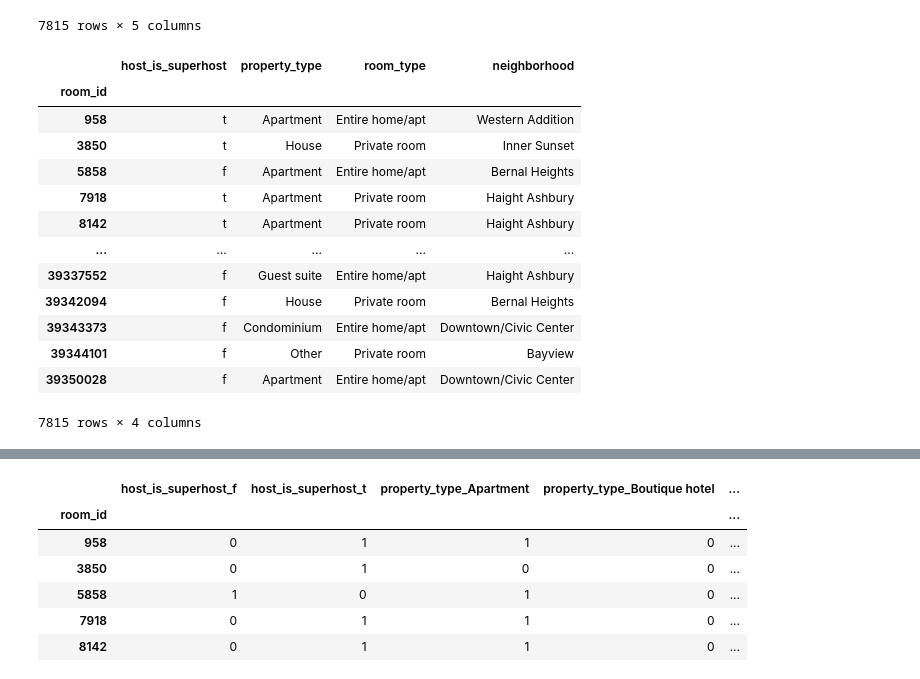
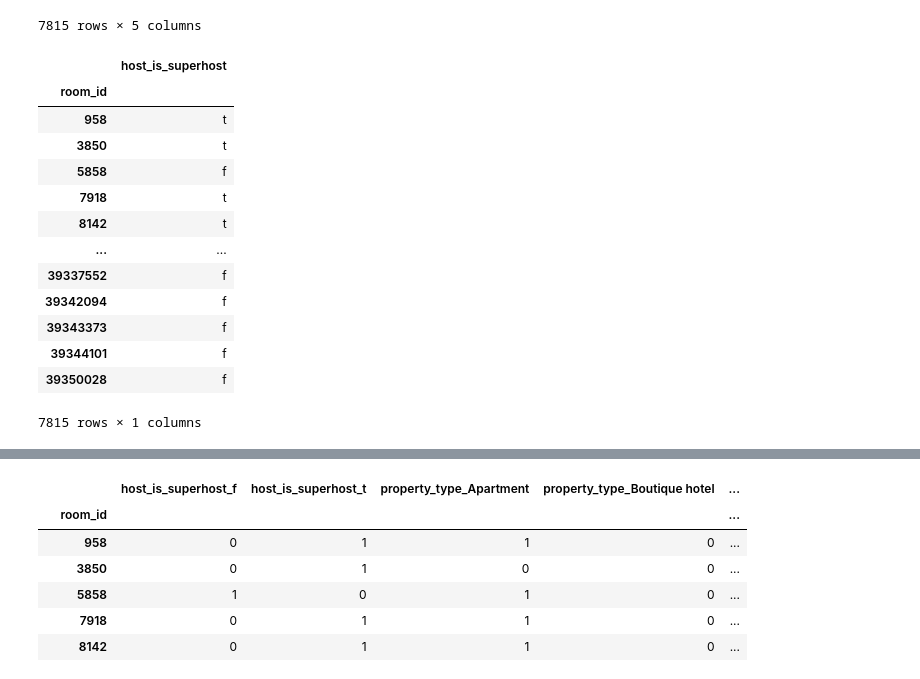
Before and after one commit to rustiri/final_group_airbnb, a Jupyter notebook: KNRegressor_Categorical.ipynb, the cells around one changed output, grey strips where cells are left out. Saved outputs shown, nothing was run; the diff lists cells and outputs as text; code cells hidden in the pictures.

```diff
--- a/KNRegressor_Categorical.ipynb
+++ b/KNRegressor_Categorical.ipynb
@@ -283,21 +266,25 @@ categorical_df
 | 39350028 | f | Apartment | Entire home/apt | Downtown/Civic Center | 94103 |
 7815 rows × 5 columns
 # %%
+# host_is_supershost only
+categorical_superhost_df = categorical_df.drop(["property_type", "room_type", "neighborhood", "zipcode"], axis=1)
+categorical_superhost_df
+
 # drop "total", this is the target
-categorical_nozip_df = categorical_nozip_df.drop("total", axis=1)
-categorical_nozip_df
+#categorical_superhost_df = categorical_superhost_df.drop("total", axis=1)
+#categorical_superhost_df
 # %% [output]
-|  | host_is_superhost | property_type | room_type | neighborhood |
-| room_id |  |  |  |  |
-| 958 | t | Apartment | Entire home/apt | Western Addition |
-| 3850 | t | House | Private room | Inner Sunset |
-| 5858 | f | Apartment | Entire home/apt | Bernal Heights |
-| 7918 | t | Apartment | Private room | Haight Ashbury |
-| 8142 | t | Apartment | Private room | Haight Ashbury |
-| ... | ... | ... | ... | ... |
-| 39337552 | f | Guest suite | Entire home/apt | Haight Ashbury |
-| 39342094 | f | House | Private room | Bernal Heights |
-| 39343373 | f | Condominium | Entire home/apt | Downtown/Civic Center |
-| 39344101 | f | Other | Private room | Bayview |
-| 39350028 | f | Apartment | Entire home/apt | Downtown/Civic Center |
+|  | host_is_superhost |
+| room_id |  |
+| 958 | t |
+| 3850 | t |
+| 5858 | f |
+| 7918 | t |
+| 8142 | t |
+| ... | ... |
+| 39337552 | f |
+| 39342094 | f |
+| 39343373 | f |
+| 39344101 | f |
+| 39350028 | f |
-7815 rows × 4 columns
+7815 rows × 1 columns
```
Also changed, not shown: parts of 75 cells of this notebook.
